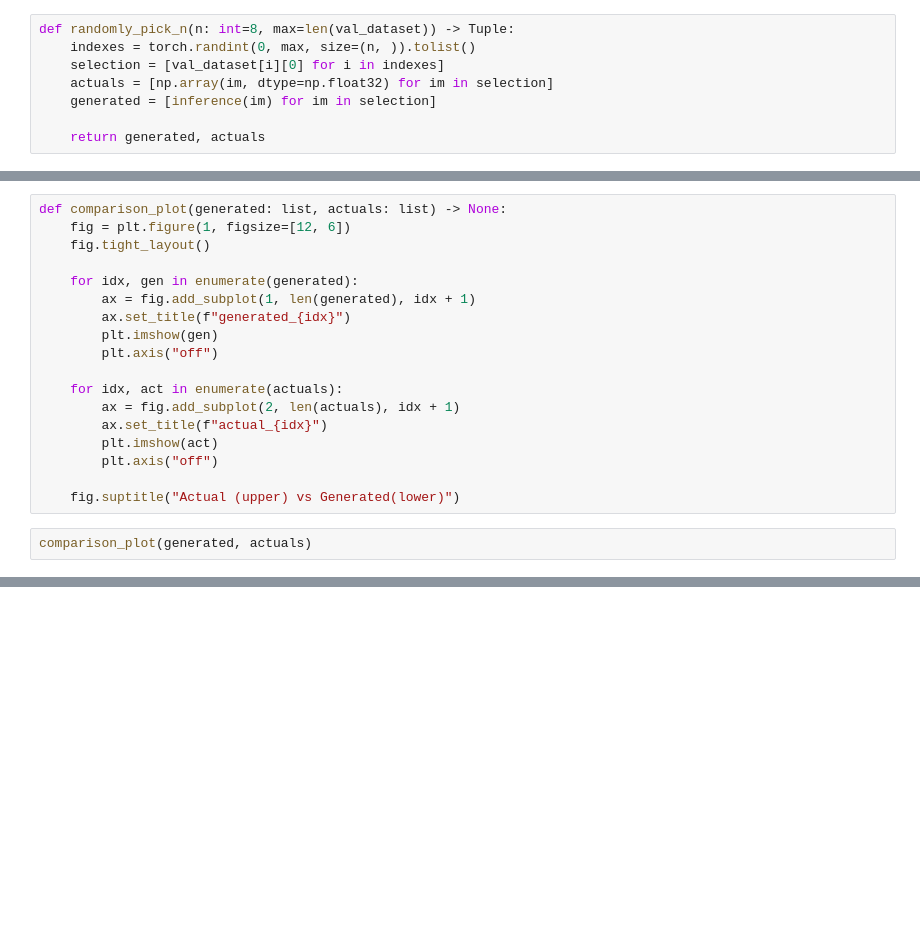
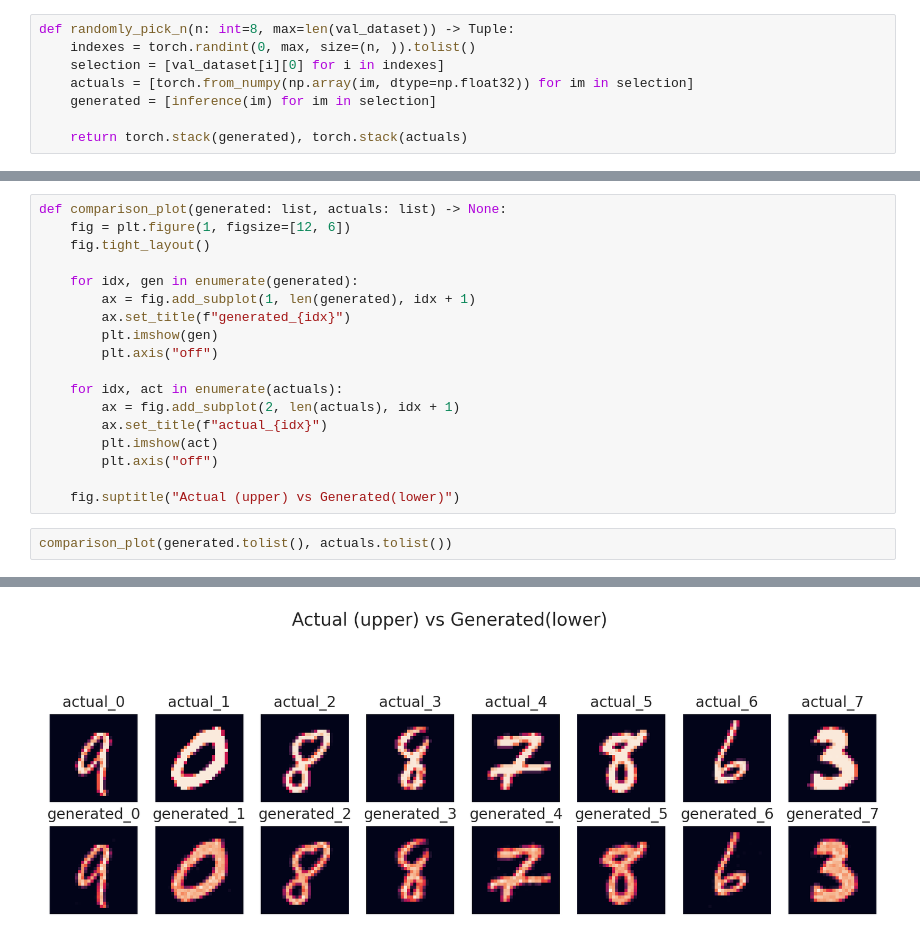
Before and after one commit to ShawonAshraf/experiments, a Jupyter notebook: vae_gan/autoencoder.ipynb, the cells around one changed output, grey strips where cells are left out. Saved outputs shown, nothing was run; the diff lists cells and outputs as text; blank space fills up the shorter version.

```diff
--- a/vae_gan/autoencoder.ipynb
+++ b/vae_gan/autoencoder.ipynb
@@ -155,9 +159,9 @@ print(sample[1])
 def randomly_pick_n(n: int=8, max=len(val_dataset)) -> Tuple:
     indexes = torch.randint(0, max, size=(n, )).tolist()
     selection = [val_dataset[i][0] for i in indexes]
-    actuals = [np.array(im, dtype=np.float32) for im in selection]
+    actuals = [torch.from_numpy(np.array(im, dtype=np.float32)) for im in selection]
     generated = [inference(im) for im in selection]
 
-    return generated, actuals
+    return torch.stack(generated), torch.stack(actuals)
 # %%
 generated, actuals = randomly_pick_n()
@@ -180,5 +210,5 @@ def comparison_plot(generated: list, actuals: list) -> None:
 
     fig.suptitle("Actual (upper) vs Generated(lower)")
 # %%
-comparison_plot(generated, actuals)
+comparison_plot(generated.tolist(), actuals.tolist())
 # %% [output]
@@ -185,0 +215 @@ comparison_plot(generated, actuals)
+[figure, added]
```
Also changed, not shown: parts of 8 cells of this notebook.
